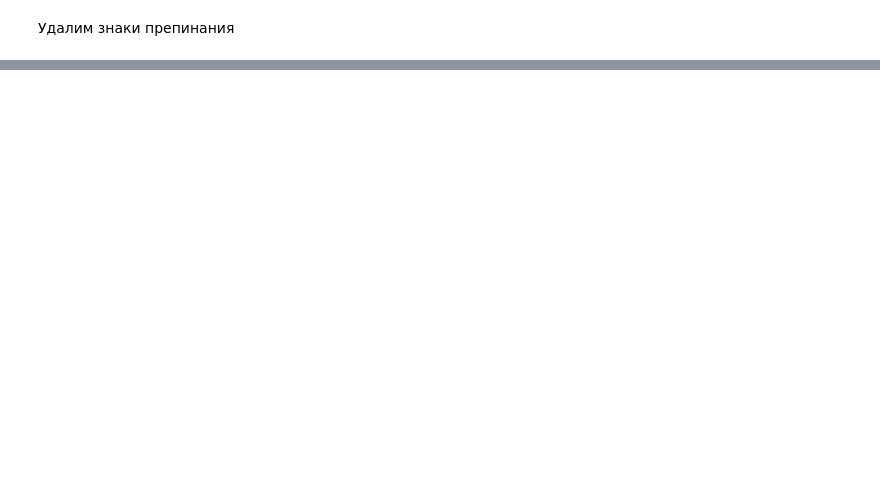
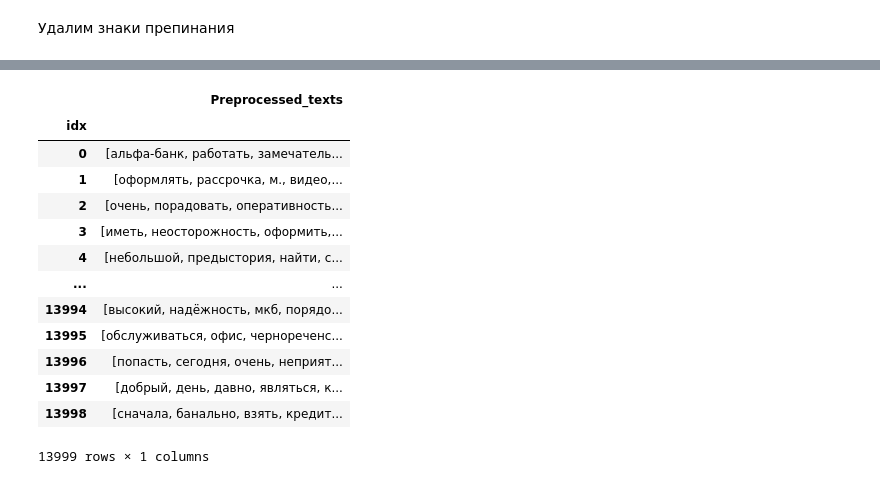
Before and after one commit to skd2314/banks-score, a Jupyter notebook: banks_rev_rus.ipynb, the cells around one changed output, grey strips where cells are left out. Saved outputs shown, nothing was run; the diff lists cells and outputs as text; code cells hidden in the pictures; blank space fills up the shorter version.

```diff
--- a/banks_rev_rus.ipynb
+++ b/banks_rev_rus.ipynb
@@ -202,0 +304,17 @@ for token in tokens:
+# %%
+prep_text.to_frame()
+# %% [output]
+|  | Preprocessed_texts |
+| idx |  |
+| 0 | [альфа-банк, работать, замечатель... |
+| 1 | [оформлять, рассрочка, м., видео,... |
+| 2 | [очень, порадовать, оперативность... |
+| 3 | [иметь, неосторожность, оформить,... |
+| 4 | [небольшой, предыстория, найти, с... |
+| ... | ... |
+| 13994 | [высокий, надёжность, мкб, порядо... |
+| 13995 | [обслуживаться, офис, чернореченс... |
+| 13996 | [попасть, сегодня, очень, неприят... |
+| 13997 | [добрый, день, давно, являться, к... |
+| 13998 | [сначала, банально, взять, кредит... |
+13999 rows × 1 columns
```
Also changed, not shown: parts of 37 cells of this notebook, 1 other file.
